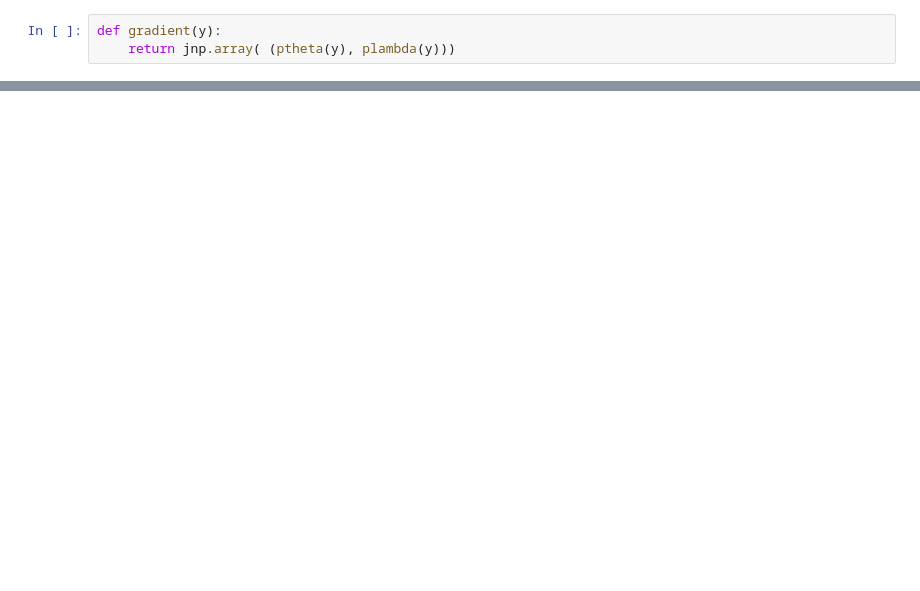
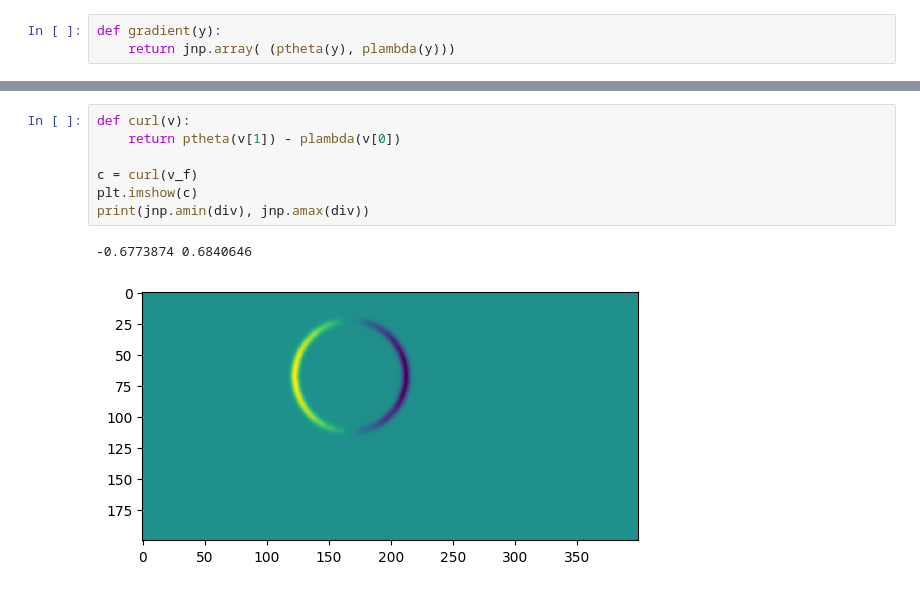
Before and after one commit to Stazi-101/THCsim, a Jupyter notebook: test_nb.ipynb, the cells around one changed output, grey strips where cells are left out. Drawn from its saved outputs; the diff is of its cells as text; blank space fills up the shorter version.

```diff
--- a/test_nb.ipynb
+++ b/test_nb.ipynb
@@ -65,0 +75,10 @@ print(jnp.amin(div), jnp.amax(div))
+# %%
+def curl(v):
+    return ptheta(v[1]) - plambda(v[0])
+
+c = curl(v_f)
+plt.imshow(c)
+print(jnp.amin(div), jnp.amax(div))
+# %% [output]
+-0.6773874 0.6840646
+[figure, added]
```
Also changed, not shown: parts of 7 cells of this notebook, 3 other files.
